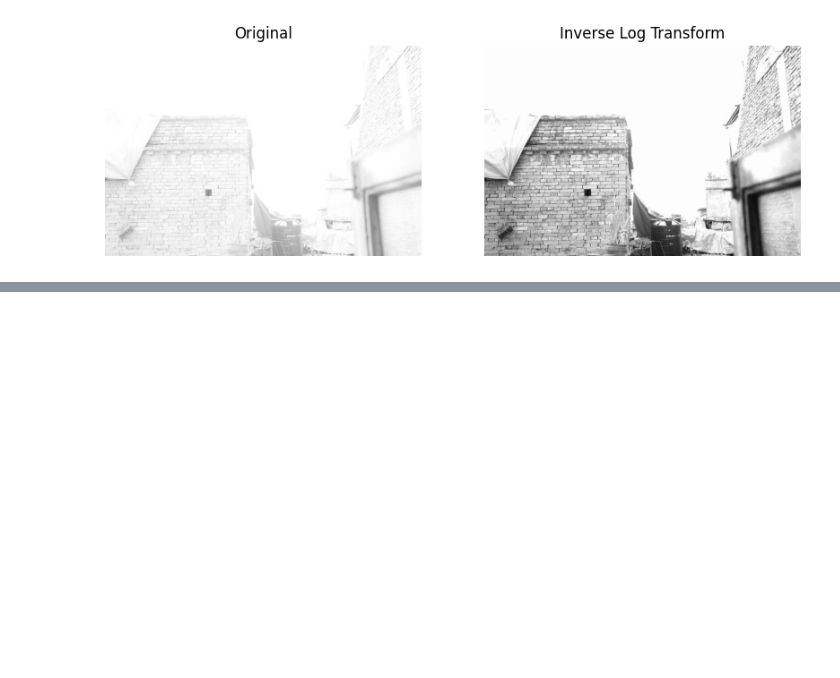
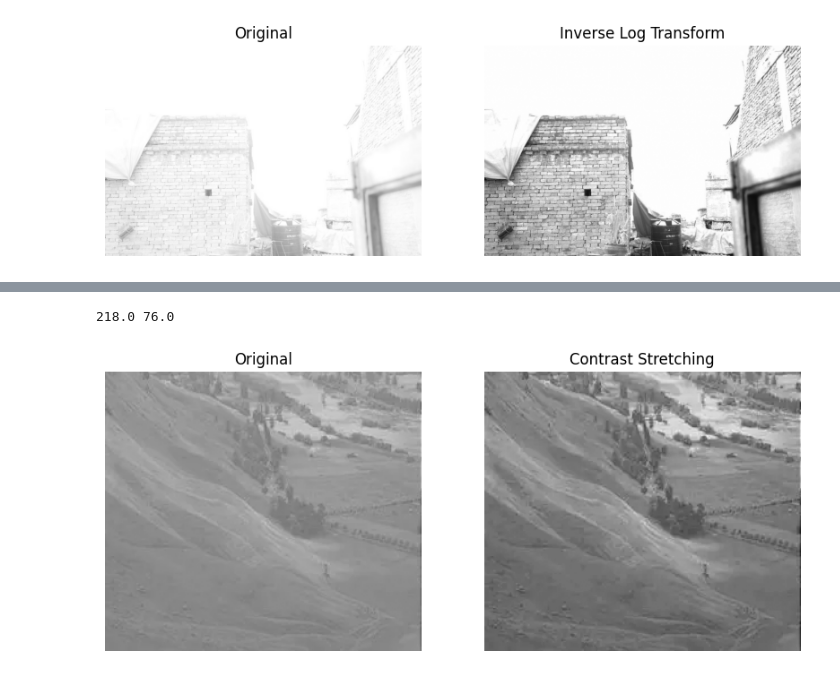
Before and after one commit to Plumz17/CVL_Assignment01, a Jupyter notebook: CVL_Assignment01.ipynb, the cells around one changed output, grey strips where cells are left out. Cells and saved outputs as stored; diff of their text form; code cells hidden in the pictures; blank space fills up the shorter version.

```diff
--- a/CVL_Assignment01.ipynb
+++ b/CVL_Assignment01.ipynb
@@ -163,0 +186,16 @@ show(img_bright, inverse_log_transform(img_bright), "Inverse Log Transform")
+# %%
+def stretch(img):
+  out = img.astype(float)
+  # Grab some variables for the formula
+  max, min = np.max(out), np.min(out)
+  print(max, min)
+  a, b = 0, 255
+  for i in range(out.shape[0]):#Iterate for every pixel in the x axis (Reminder that img.shape returns (width, height, channel))
+    for j in range(out.shape[1]): #Iterate for every pixel in the y axis
+      out[i][j] = (b - a) * (out[i][j] - min) / (max - min) + a # Apply constrast stretching formula
+  return out.astype(np.uint8)
+
+show(img_low, stretch(img_low), "Contrast Stretching")
+# %% [output]
+218.0 76.0
+[figure, added]
```
Also changed, not shown: parts of 7 cells of this notebook.
